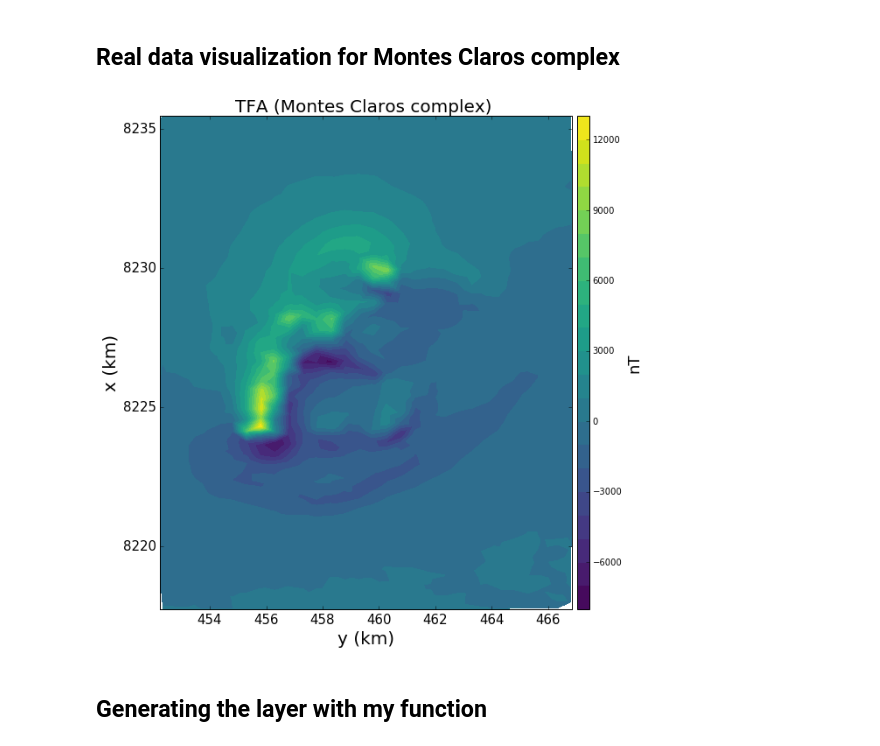
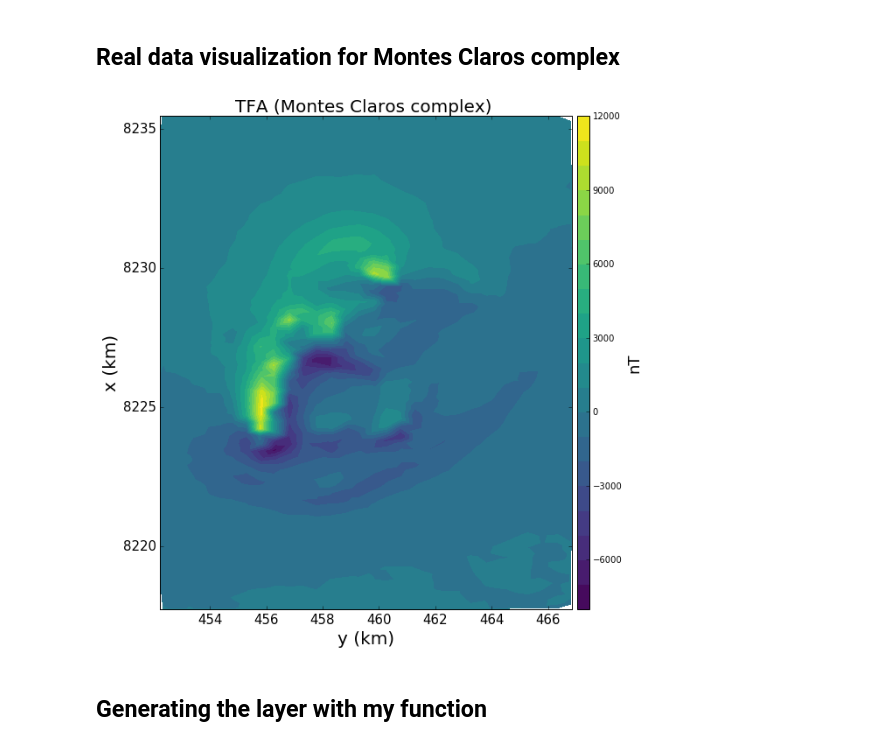
Before and after one commit to pinga-lab/eqlayer-magnetization-direction, a Jupyter notebook: code/notebooks/montes_claros_intrusion/MC_intrusion_EQL_magdirection.ipynb, the cells around one changed output. Saved outputs shown, nothing was run; the diff lists cells and outputs as text; code cells hidden in the pictures.

```diff
--- a/code/notebooks/montes_claros_intrusion/MC_intrusion_EQL_magdirection.ipynb
+++ b/code/notebooks/montes_claros_intrusion/MC_intrusion_EQL_magdirection.ipynb
@@ -68,29 +68,29 @@ Main field declination: -18.5 degree
 # %%
 title_font = 20
 bottom_font = 18
 saturation_factor = 1.
 plt.close('all')
 plt.figure(figsize=(9,9), tight_layout=True)
 
-plt.tricontourf(1e-3*data['y'],1e-3*data['x'],data['tfa_50'],20, cmap='viridis')
+plt.tricontourf(1e-3*data['y'],1e-3*data['x'],data['tfa_40'],20, cmap='viridis')
 plt.colorbar(pad=0.01, aspect=40, shrink=1.0).set_label('nT',size=bottom_font)
 plt.xlabel('y (km)', fontsize = title_font)
 plt.ylabel('x (km)', fontsize = title_font)
 plt.title('TFA (Montes Claros complex) ', fontsize=title_font)
 plt.xlim(1e-3*data['y'].min(),1e-3*data['y'].max())
 plt.ylim(1e-3*data['x'].min(),1e-3*data['x'].max())
 plt.tick_params(labelsize=15)
 
-file_name = 'figs/montes_claros_decimated_50'
+file_name = 'figs/montes_claros_decimated_40'
 plt.savefig(file_name+'.png',dpi=300)
 saved_files.append(file_name+'.png')
 
 plt.savefig(file_name+'.eps',dpi=300)
 saved_files.append(file_name+'.eps')
 
 plt.show()
 # %% [output]
-[figure, old version]
+[figure, new version]
 # %% [markdown]
 ## Generating the layer with my function
 # %%
```
Also changed, not shown: parts of 18 cells of this notebook, 20 other files.
